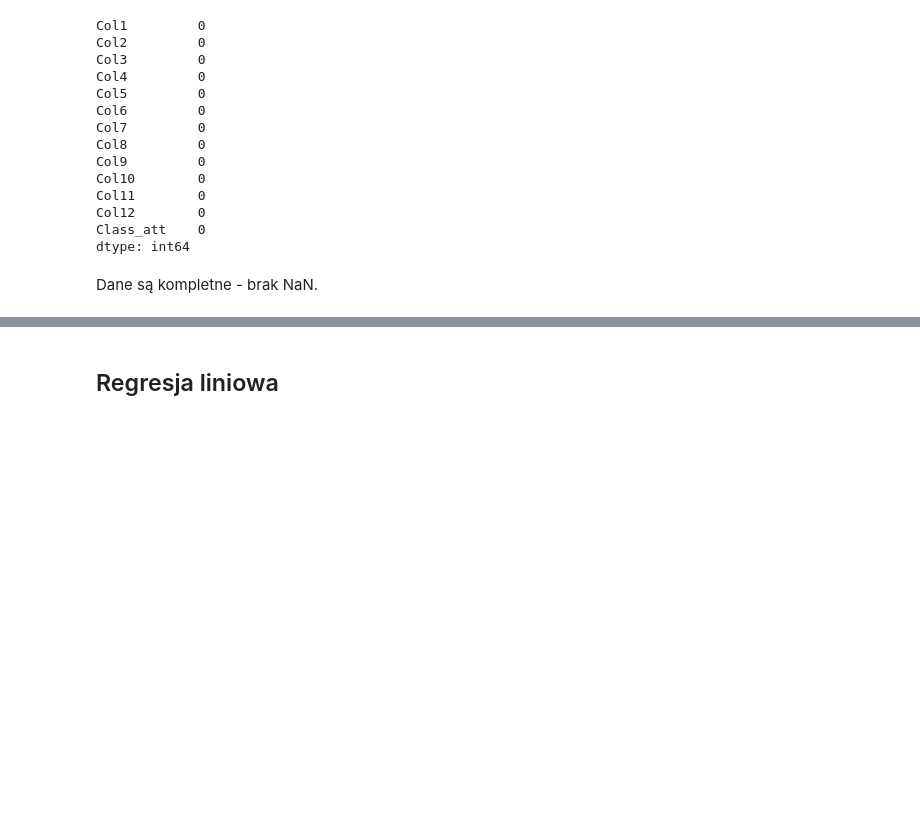
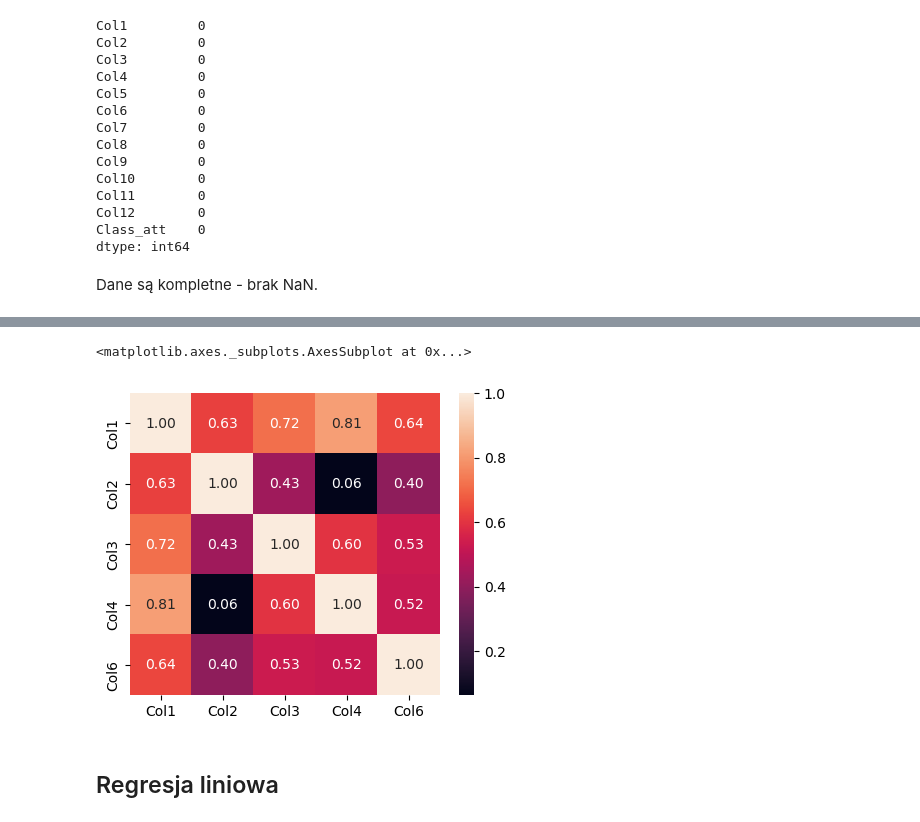
Before and after one commit to monika-osiak/lower-back-pain-classification, a Jupyter notebook: lower-back-pain-classification.ipynb, the cells around one changed output, grey strips where cells are left out. Cells and saved outputs as stored; diff of their text form; code cells hidden in the pictures; blank space fills up the shorter version.

```diff
--- a/lower-back-pain-classification.ipynb
+++ b/lower-back-pain-classification.ipynb
@@ -54,0 +81,11 @@ data.head()
+# %%
+x = x.loc[:, ['Col1',
+              'Col2',
+              'Col3',
+              'Col4',
+              'Col6']]
+plt.figure(figsize=(5,4), dpi = 100)
+sns.heatmap(x.corr(), annot=True, fmt='.2f')
+# %% [output]
+<matplotlib.axes._subplots.AxesSubplot at 0x...>
+[figure, added]
```
Also changed, not shown: parts of 12 cells of this notebook.
